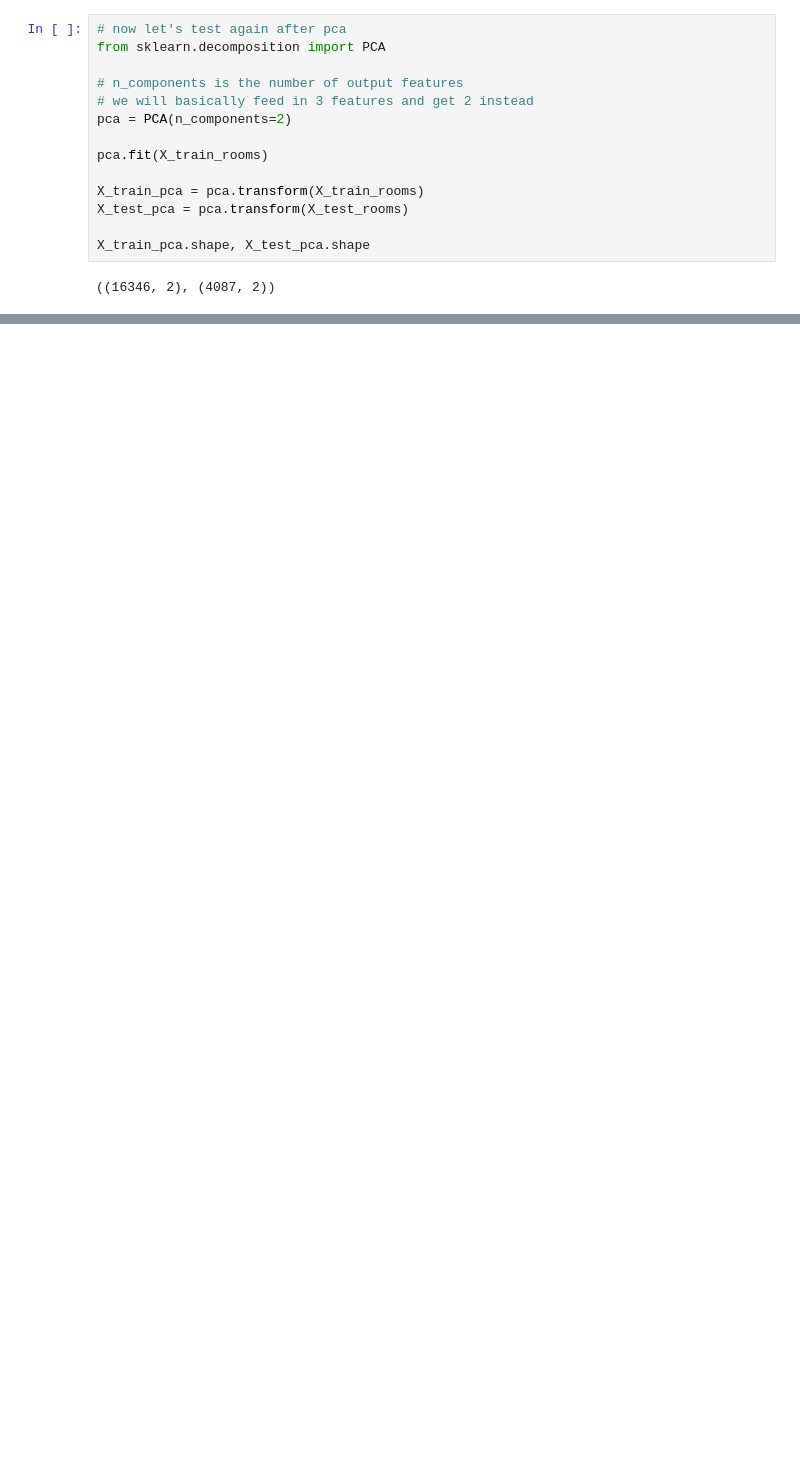
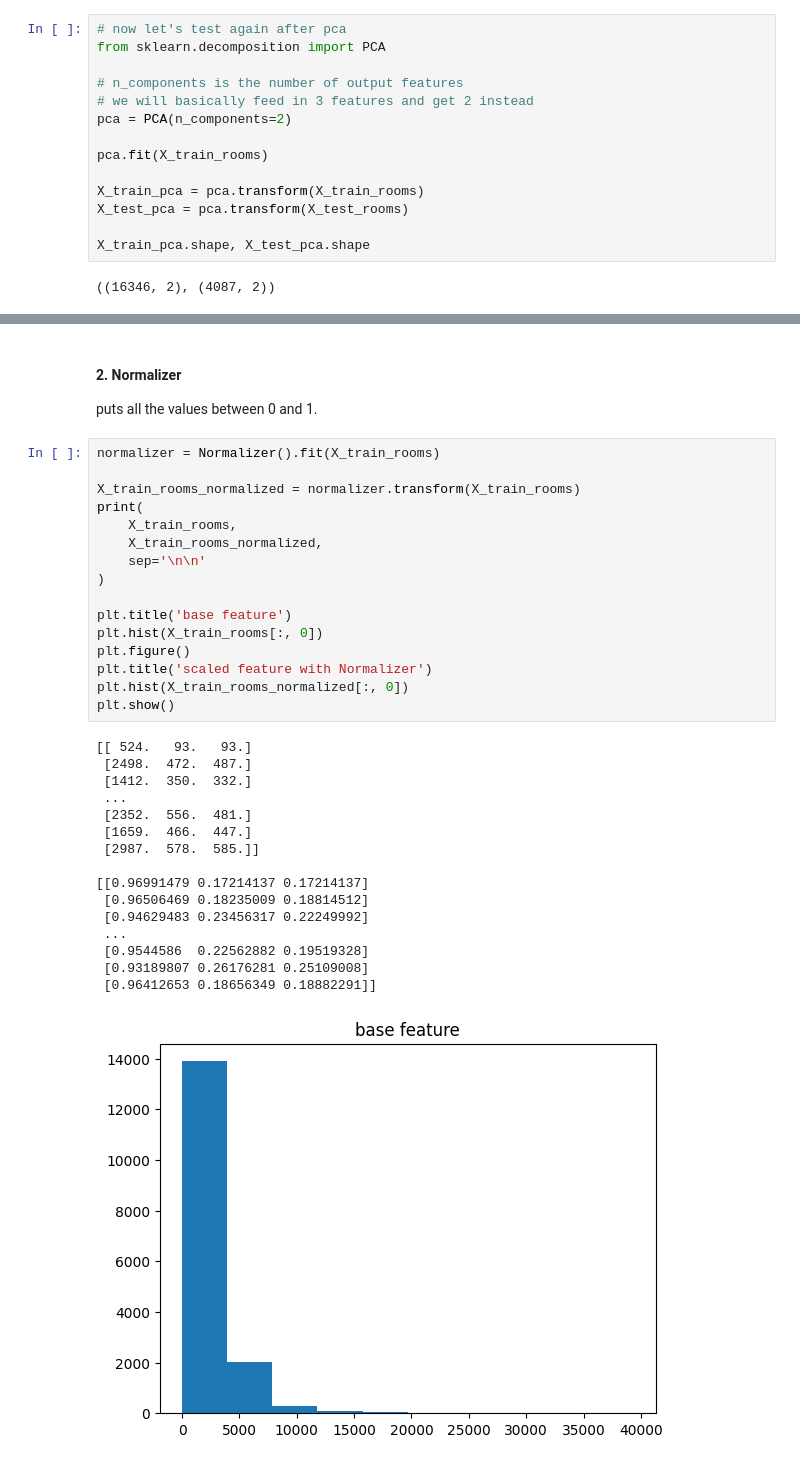
Before and after one commit to Alireza2317/feature_engineering, a Jupyter notebook: feature_engineering.ipynb, the cells around one changed output, grey strips where cells are left out. Saved outputs shown, nothing was run; the diff lists cells and outputs as text; blank space fills up the shorter version.

```diff
--- a/feature_engineering.ipynb
+++ b/feature_engineering.ipynb
@@ -142,0 +187,37 @@ mean_absolute_error(forest_pca_preds, y_test)
+# %% [markdown]
+#### 2. Normalizer
+
+puts all the values between 0 and 1.
+# %%
+normalizer = Normalizer().fit(X_train_rooms)
+
+X_train_rooms_normalized = normalizer.transform(X_train_rooms)
+print(
+	X_train_rooms,
+	X_train_rooms_normalized,
+	sep='\n\n'
+)
+
+plt.title('base feature')
+plt.hist(X_train_rooms[:, 0])
+plt.figure()
+plt.title('scaled feature with Normalizer')
+plt.hist(X_train_rooms_normalized[:, 0])
+plt.show()
+# %% [output]
+[[ 524.   93.   93.]
+ [2498.  472.  487.]
+ [1412.  350.  332.]
+ ...
+ [2352.  556.  481.]
+ [1659.  466.  447.]
+ [2987.  578.  585.]]
+
+[[0.96991479 0.17214137 0.17214137]
+ [0.96506469 0.18235009 0.18814512]
+ [0.94629483 0.23456317 0.22249992]
+ ...
+ [0.9544586  0.22562882 0.19519328]
+ [0.93189807 0.26176281 0.25109008]
+ [0.96412653 0.18656349 0.18882291]]
+[figure, added]
```
Also changed, not shown: parts of 6 cells of this notebook.
